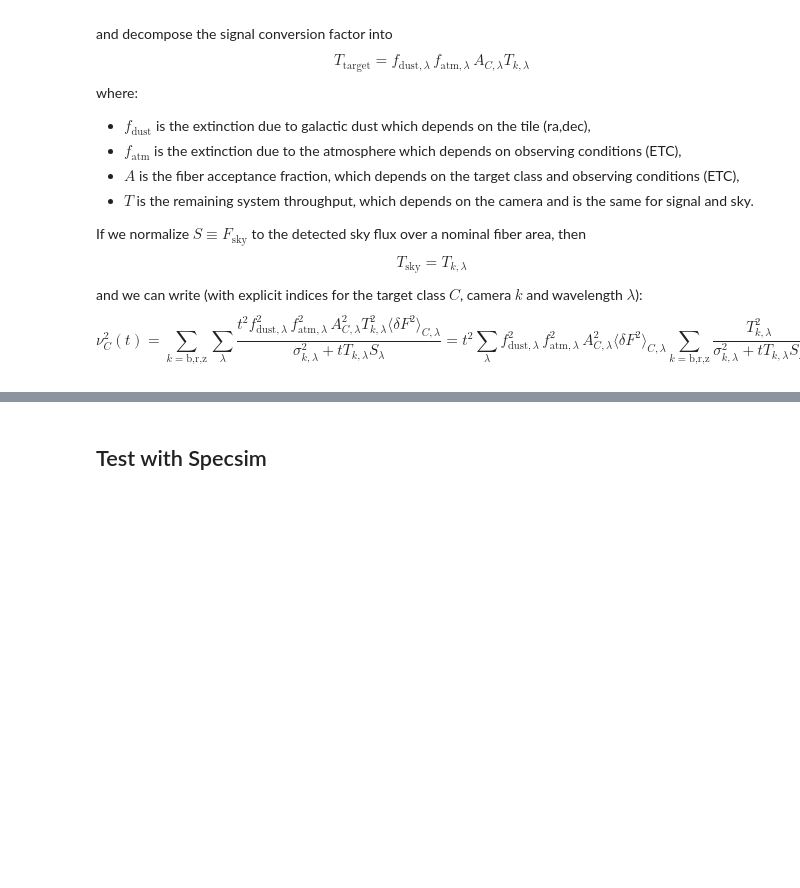
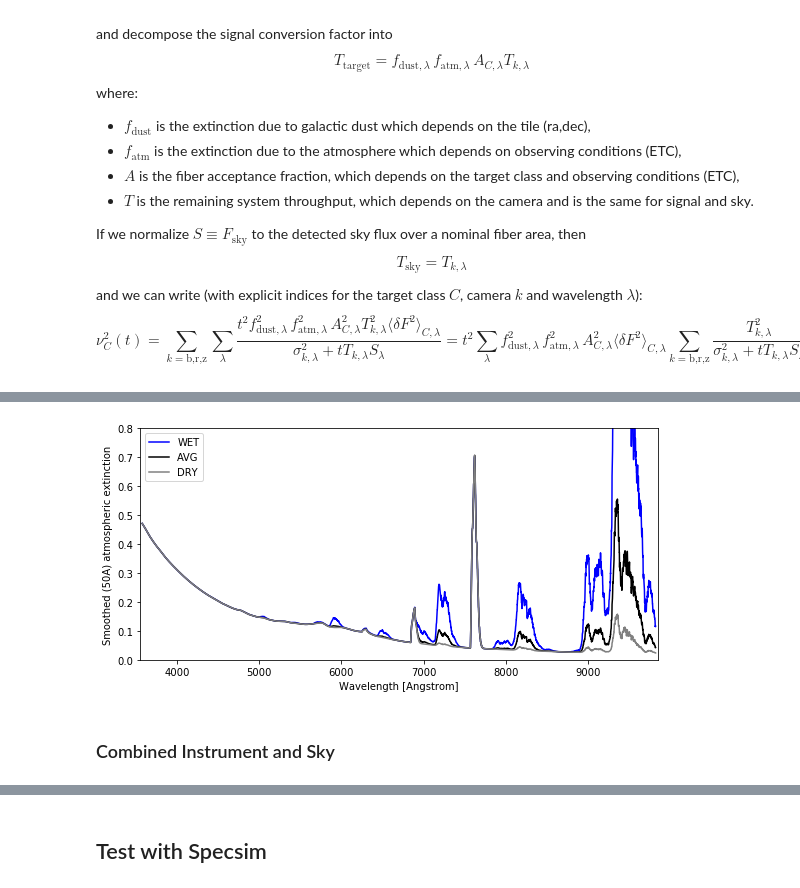
Before and after one commit to desihub/desisurvey, a Jupyter notebook: doc/nb/TileCompletionMetric.ipynb, the cells around one changed output, grey strips where cells are left out. Drawn from its saved outputs; the diff is of its cells as text; code cells hidden in the pictures; blank space fills up the shorter version.

```diff
--- a/doc/nb/TileCompletionMetric.ipynb
+++ b/doc/nb/TileCompletionMetric.ipynb
@@ -51,0 +368,34 @@ $$
+# %%
+wetparams = dict(avgparams)
+wetparams['pwv'] = 20.0
+wetextinct = skysim.eso.get_skycalc(wetparams, cache_path=eso_cache)
+# %%
+dryparams = dict(avgparams)
+dryparams['pwv'] = 0.5
+dryextinct = skysim.eso.get_skycalc(dryparams, cache_path=eso_cache)
+# %%
+extmodels = collections.OrderedDict({'WET': wetextinct, 'AVG': avgextinct, 'DRY': dryextinct})
+next = len(extmodels)
+# %%
+_, E = get_sky(extmodels)
+# %%
+def plot_extinction(smoothing=50):
+    fig = plt.figure(figsize=(8, 4))
+    colors = ('b', 'k', 'gray')
+    K = np.ones(smoothing) / smoothing
+    wlen_trimmed = scipy.signal.convolve(wlen, K, mode='valid')
+    for m, (label, model) in enumerate(extmodels.items()):
+        Esmooth = scipy.signal.convolve(E[m], K, mode='valid')
+        plt.plot(wlen_trimmed, Esmooth, '-', c=colors[m], label=label)
+    plt.legend()
+    plt.xlabel('Wavelength [Angstrom]')
+    plt.ylabel('Smoothed ({0:.0f}A) atmospheric extinction'.format(smoothing))
+    plt.xlim(wlen[0], wlen[-1])
+    plt.ylim(0, 0.8)
+    plt.tight_layout()
+
+plot_extinction()
+# %% [output]
+[figure, added]
+# %% [markdown]
+### Combined Instrument and Sky
```
Also changed, not shown: parts of 73 cells of this notebook.
